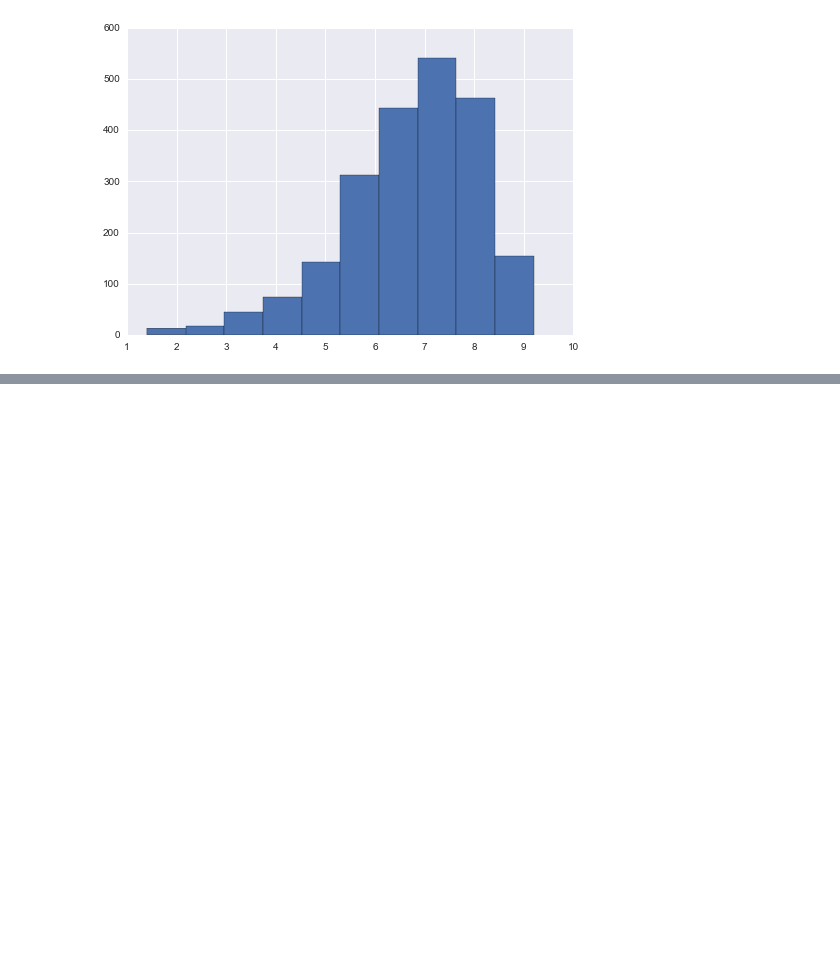
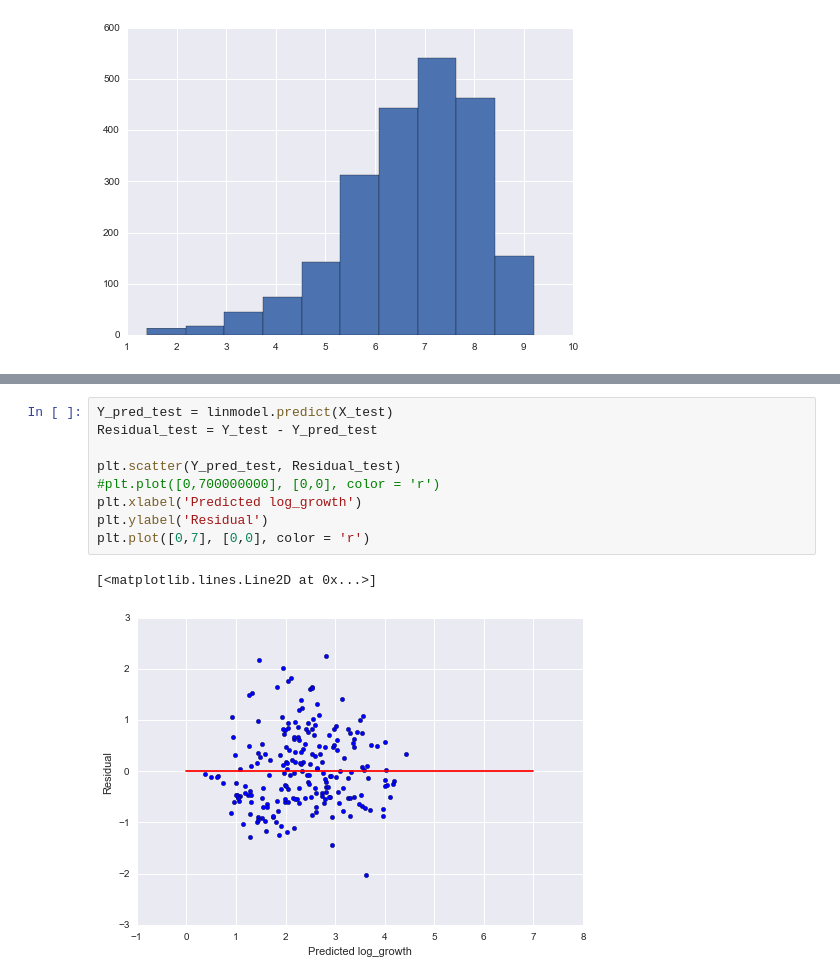
Before and after one commit to yuriyvar/Lions, a Jupyter notebook: Team_Movie_Challenge.ipynb, the cells around one changed output, grey strips where cells are left out. Cells and saved outputs as stored; diff of their text form; blank space fills up the shorter version.

```diff
--- a/Team_Movie_Challenge.ipynb
+++ b/Team_Movie_Challenge.ipynb
@@ -218,0 +162,12 @@ OLS Regression Results
+# %%
+Y_pred_test = linmodel.predict(X_test)
+Residual_test = Y_test - Y_pred_test
+
+plt.scatter(Y_pred_test, Residual_test)
+#plt.plot([0,700000000], [0,0], color = 'r')
+plt.xlabel('Predicted log_growth')
+plt.ylabel('Residual')
+plt.plot([0,7], [0,0], color = 'r')
+# %% [output]
+[<matplotlib.lines.Line2D at 0x...>]
+[figure, added]
```
Also changed, not shown: parts of 49 cells of this notebook.
